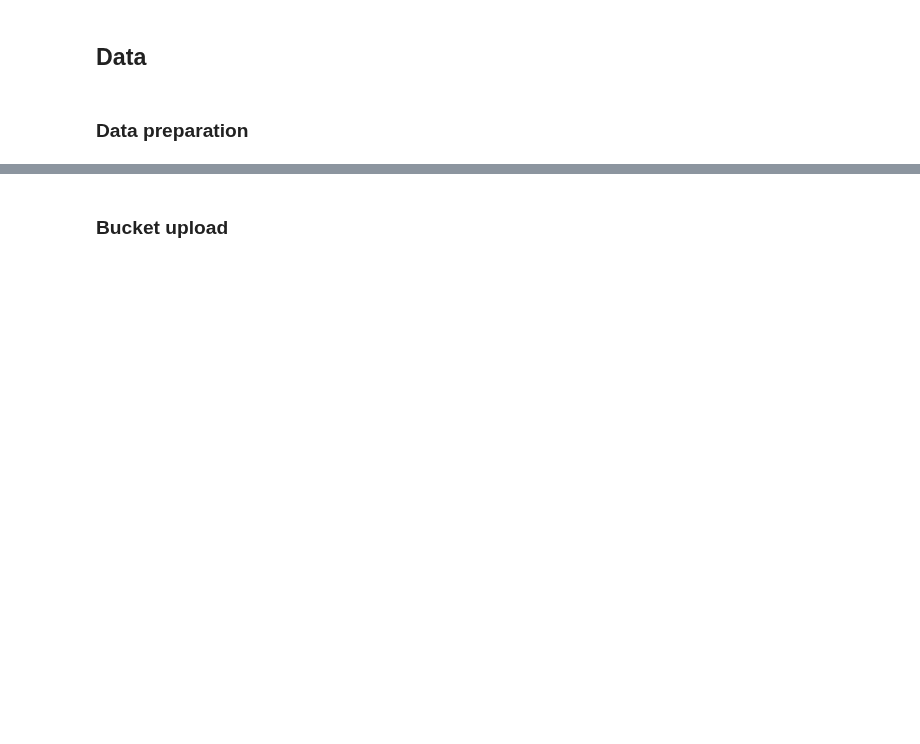
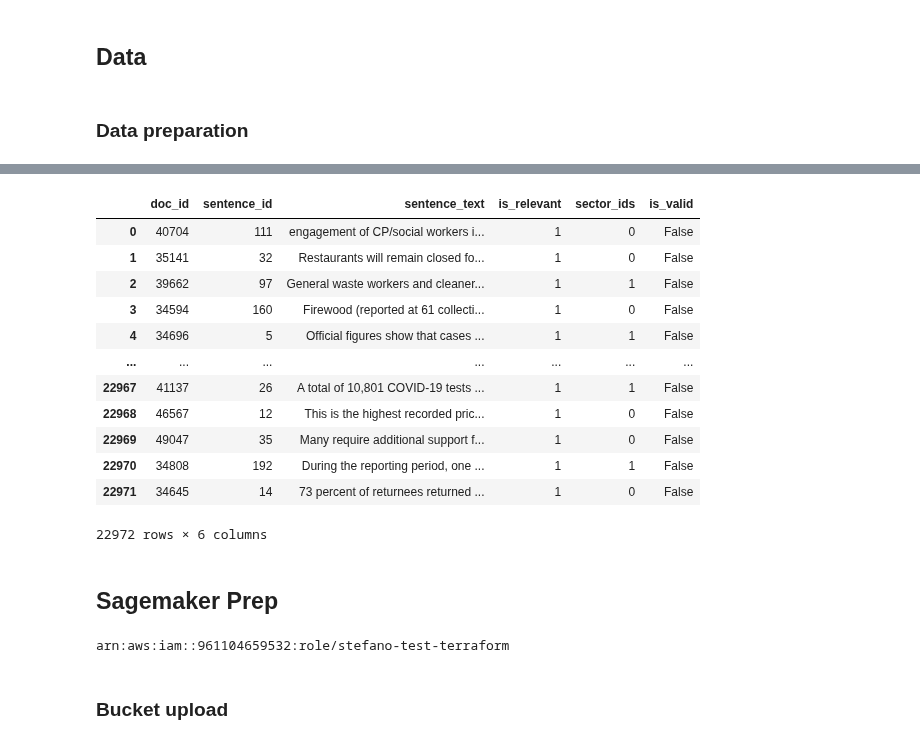
Before and after one commit to the-deep/deep-experiments, a Jupyter notebook: notebooks/models/stefano/ssa-4.0-text-classification-hugginface-first.ipynb, the cells around one changed output, grey strips where cells are left out. Cells and saved outputs as stored; diff of their text form; code cells hidden in the pictures; blank space fills up the shorter version.

```diff
--- a/notebooks/models/stefano/ssa-4.0-text-classification-hugginface-first.ipynb
+++ b/notebooks/models/stefano/ssa-4.0-text-classification-hugginface-first.ipynb
@@ -92,8 +33,7 @@ huggingface_estimator.fit(
 # %% [markdown]
 ### Data preparation
 # %%
-data = Path('data_prep/final_data/en/')
-raw = pd.read_csv('data_prep/data/entries_raw.csv')
+data = IMMAP_PATH / 'final_data/en/'
 
 train = pd.read_csv(data / 'sentences_en_train.csv')
 test = pd.read_csv(data / 'sentences_en_test.csv')
@@ -100,17 +56,20 @@ test = pd.read_csv(data / 'sentences_en_test.csv')
 # %%
-def preprocessing(df, train):
+def process_for_sector(df, sector, train):
     relevant_train = df[df.is_relevant == 1]
     relevant_train.sector_ids = relevant_train.sector_ids.apply(eval)
     relevant_train = relevant_train[relevant_train.sector_ids.apply(len) > 0]
 
-    relevant_train['tokenized_sentence'] = relevant_train.sentence_text.apply(
-        lambda x: nltk.word_tokenize(x.lower())
-    )
-    relevant_train['file_content'] = relevant_train.apply(
-        lambda x: {"source":' '.join(x.tokenized_sentence), "label":x.sector_ids}, axis=1
-    )
+    positive_train = relevant_train[relevant_train.sector_ids.apply(lambda x: sector in x)]
+    negative_train = relevant_train[relevant_train.sector_ids.apply(lambda x: sector not in x)]
 
-    return relevant_train
+    positive_train.sector_ids = 1
+    negative_train.sector_ids = 0
+    train_df = pd.concat([positive_train, negative_train])
+    train_df = train_df.sample(frac=1).reset_index(drop=True)
+
+    train_df['is_valid'] = False if train else True
+
+    return train_df
 # %%
-train_df = preprocessing(train, True)
-test_df = preprocessing(test, False)
+train_df = process_for_sector(train, 4, True)
+test_df = process_for_sector(test, 4, False)
@@ -124,0 +97,16 @@ with open('immap.validation', 'w') as f:
+# %%
+train_df
+# %% [output]
+|  | doc_id | sentence_id | sentence_text | is_relevant | sector_ids | is_valid |
+| 0 | 40704 | 111 | engagement of CP/social workers i... | 1 | 0 | False |
+| 1 | 35141 | 32 | Restaurants will remain closed fo... | 1 | 0 | False |
+| 2 | 39662 | 97 | General waste workers and cleaner... | 1 | 1 | False |
+| 3 | 34594 | 160 | Firewood (reported at 61 collecti... | 1 | 0 | False |
+| 4 | 34696 | 5 | Official figures show that cases ... | 1 | 1 | False |
+| ... | ... | ... | ... | ... | ... | ... |
+| 22967 | 41137 | 26 | A total of 10,801 COVID-19 tests ... | 1 | 1 | False |
+| 22968 | 46567 | 12 | This is the highest recorded pric... | 1 | 0 | False |
+| 22969 | 49047 | 35 | Many require additional support f... | 1 | 0 | False |
+| 22970 | 34808 | 192 | During the reporting period, one ... | 1 | 1 | False |
+| 22971 | 34645 | 14 | 73 percent of returnees returned ... | 1 | 0 | False |
+22972 rows × 6 columns
@@ -125,2 +116,21 @@ with open('immap.validation', 'w') as f:
+# %% [markdown]
+## Sagemaker Prep
+# %%
+import sagemaker
+from sagemaker import get_execution_role
+import json
+import boto3
+
+sess = sagemaker.Session()
+
+role = get_execution_role()
+print(
+    role
+)  # This is the role that SageMaker would use to leverage AWS resources (S3, CloudWatch) on your behalf
+
+bucket = SAGEMAKER_BUCKET
+prefix = "huggingface/first"  # Replace with the prefix under which you want to store the data if needed
+# %% [output]
+arn:aws:iam::961104659532:role/stefano-test-terraform
 # %% [markdown]
 ### Bucket upload
```
Also changed, not shown: parts of 20 cells of this notebook, 1 other file.
